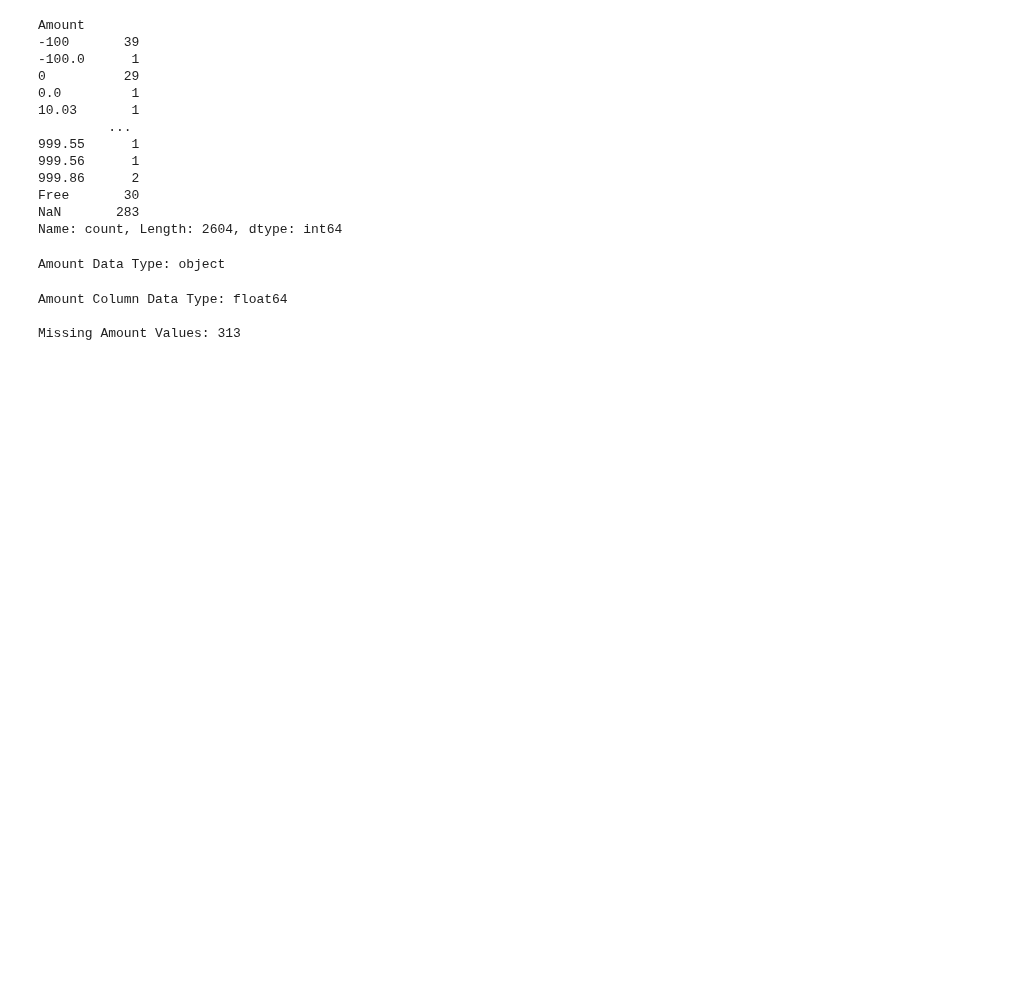
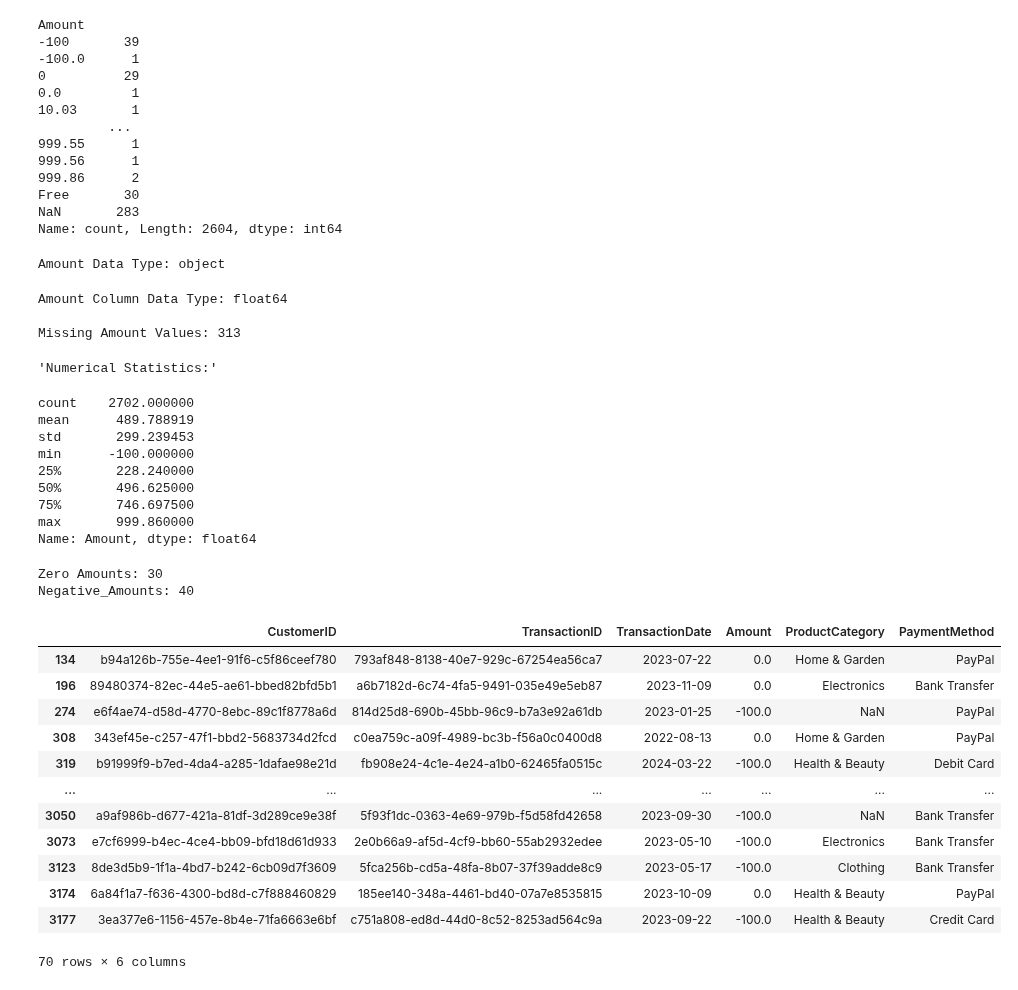
Before and after one commit to ronachel/h3101-ml-linear-algebra-project-digma, a Jupyter notebook: week3_preprocessing_submission/customer_transactions.ipynb, the cells around one changed output. Cells and saved outputs as stored; diff of their text form; code cells hidden in the pictures; blank space fills up the shorter version.

Commit message:
update customer transactions preprocessing notebook

```diff
--- a/week3_preprocessing_submission/customer_transactions.ipynb
+++ b/week3_preprocessing_submission/customer_transactions.ipynb
@@ -11,7 +11,7 @@ import numpy as np
 
 # load dataset
 
-transactions = pd.read_csv('../../data/raw/customer_transactions_contaminated.csv')
+transactions = pd.read_csv('../data/raw/customer_transactions_contaminated.csv')
 # %% [markdown]
 ### inspect
 # %%
@@ -198,3 +198,39 @@ print("\nMissing Amount Values:", transactions_cleaned["Amount"].isna().sum())
 Amount Column Data Type: float64
 
 Missing Amount Values: 313
+# %%
+# inspect numerical values
+display("Numerical Statistics:", transactions_cleaned["Amount"].describe())
+
+# specifically inspect zero and negative amounts
+print("Zero Amounts:", (transactions_cleaned["Amount"] == 0).sum())
+print("Negative_Amounts:", (transactions_cleaned["Amount"] < 0).sum())
+
+# display
+display(transactions_cleaned[transactions_cleaned["Amount"] <= 0])
+# %% [output]
+'Numerical Statistics:'
+count    2702.000000
+mean      489.788919
+std       299.239453
+min      -100.000000
+25%       228.240000
+50%       496.625000
+75%       746.697500
+max       999.860000
+Name: Amount, dtype: float64
+Zero Amounts: 30
+Negative_Amounts: 40
+|  | CustomerID | TransactionID | TransactionDate | Amount | ProductCategory | PaymentMethod |
+| 134 | b94a126b-755e-4ee1-91f6-c5f86ceef780 | 793af848-8138-40e7-929c-67254ea56ca7 | 2023-07-22 | 0.0 | Home & Garden | PayPal |
+| 196 | 89480374-82ec-44e5-ae61-bbed82bfd5b1 | a6b7182d-6c74-4fa5-9491-035e49e5eb87 | 2023-11-09 | 0.0 | Electronics | Bank Transfer |
+| 274 | e6f4ae74-d58d-4770-8ebc-89c1f8778a6d | 814d25d8-690b-45bb-96c9-b7a3e92a61db | 2023-01-25 | -100.0 | NaN | PayPal |
+| 308 | 343ef45e-c257-47f1-bbd2-5683734d2fcd | c0ea759c-a09f-4989-bc3b-f56a0c0400d8 | 2022-08-13 | 0.0 | Home & Garden | PayPal |
+| 319 | b91999f9-b7ed-4da4-a285-1dafae98e21d | fb908e24-4c1e-4e24-a1b0-62465fa0515c | 2024-03-22 | -100.0 | Health & Beauty | Debit Card |
+| ... | ... | ... | ... | ... | ... | ... |
+| 3050 | a9af986b-d677-421a-81df-3d289ce9e38f | 5f93f1dc-0363-4e69-979b-f5d58fd42658 | 2023-09-30 | -100.0 | NaN | Bank Transfer |
+| 3073 | e7cf6999-b4ec-4ce4-bb09-bfd18d61d933 | 2e0b66a9-af5d-4cf9-bb60-55ab2932edee | 2023-05-10 | -100.0 | Electronics | Bank Transfer |
+| 3123 | 8de3d5b9-1f1a-4bd7-b242-6cb09d7f3609 | 5fca256b-cd5a-48fa-8b07-37f39adde8c9 | 2023-05-17 | -100.0 | Clothing | Bank Transfer |
+| 3174 | 6a84f1a7-f636-4300-bd8d-c7f888460829 | 185ee140-348a-4461-bd40-07a7e8535815 | 2023-10-09 | 0.0 | Health & Beauty | PayPal |
+| 3177 | 3ea377e6-1156-457e-8b4e-71fa6663e6bf | c751a808-ed8d-44d0-8c52-8253ad564c9a | 2023-09-22 | -100.0 | Health & Beauty | Credit Card |
+70 rows × 6 columns
```
Also changed, not shown: parts of 26 cells of this notebook.
